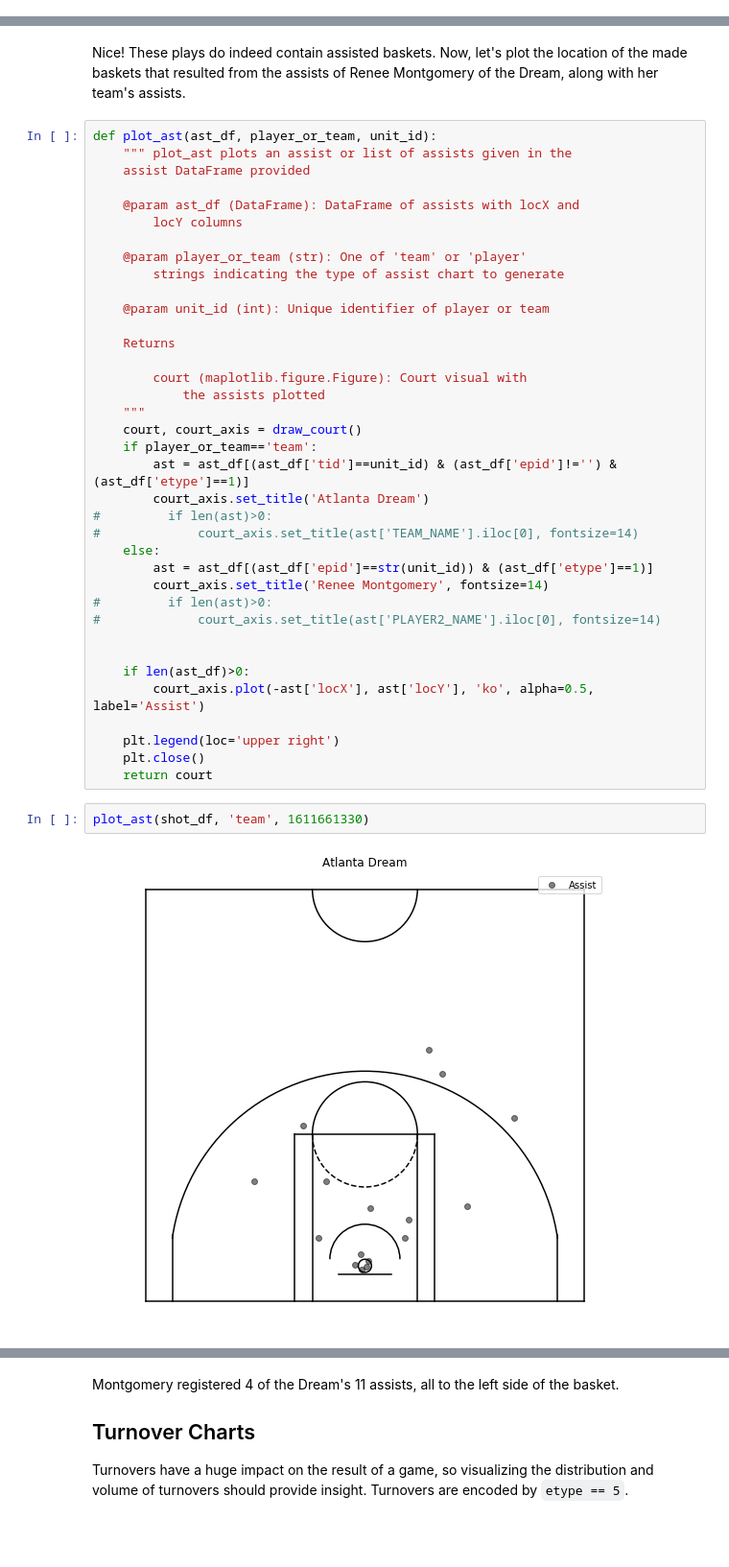
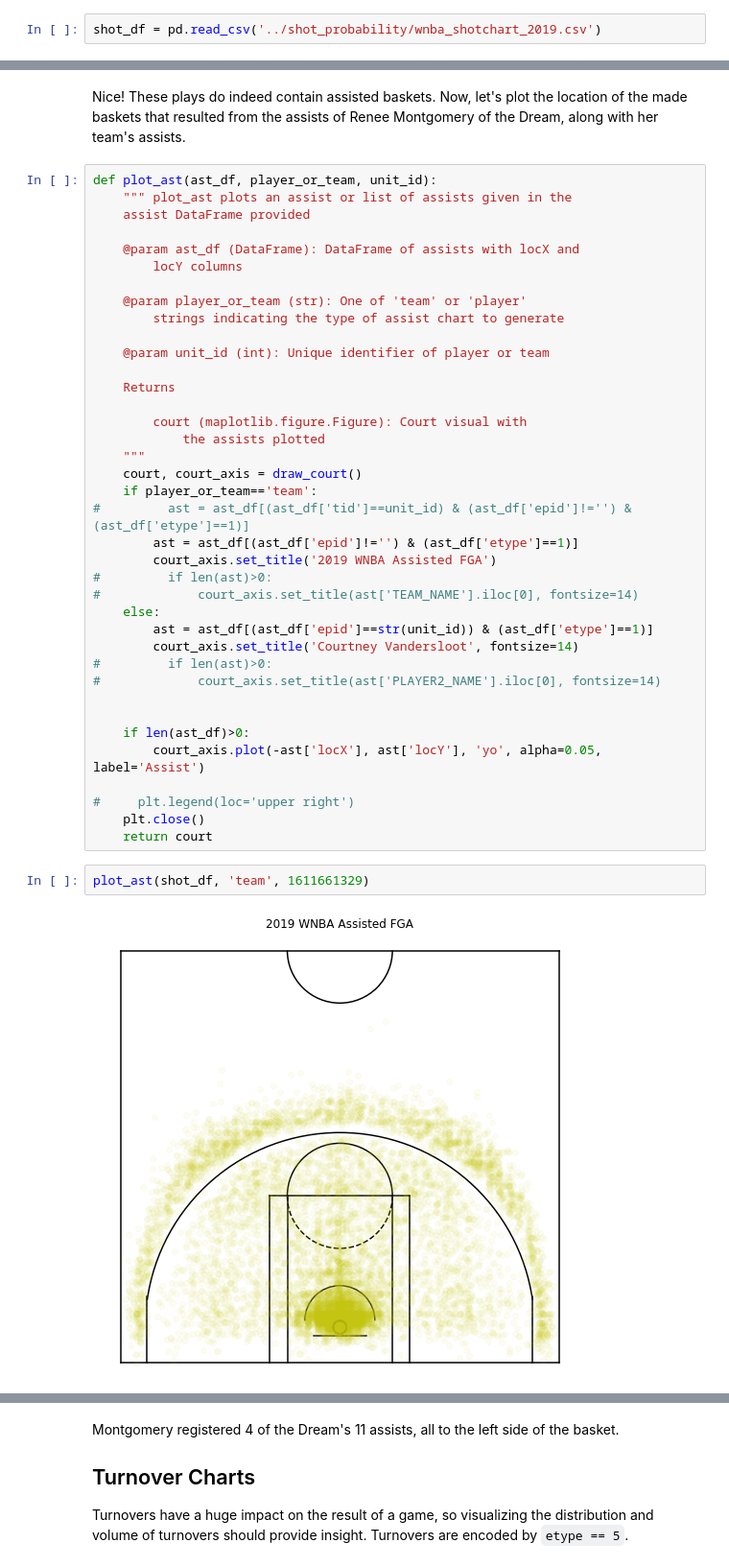
Before and after one commit to basketballrelativity/location_data, a Jupyter notebook: wnba_location_charts.ipynb, the cells around one changed output, grey strips where cells are left out. Shown: that part at 96% size. Drawn from its saved outputs; the diff is of its cells as text; blank space fills up the shorter version.

```diff
--- a/wnba_location_charts.ipynb
+++ b/wnba_location_charts.ipynb
@@ -60,0 +62,2 @@ shot_df.head(15)
+# %%
+shot_df = pd.read_csv('../shot_probability/wnba_shotchart_2019.csv')
@@ -223,25 +231,26 @@ def plot_ast(ast_df, player_or_team, unit_id):
     """
     court, court_axis = draw_court()
     if player_or_team=='team':
-        ast = ast_df[(ast_df['tid']==unit_id) & (ast_df['epid']!='') & (ast_df['etype']==1)]
-        court_axis.set_title('Atlanta Dream')
+#         ast = ast_df[(ast_df['tid']==unit_id) & (ast_df['epid']!='') & (ast_df['etype']==1)]
+        ast = ast_df[(ast_df['epid']!='') & (ast_df['etype']==1)]
+        court_axis.set_title('2019 WNBA Assisted FGA')
 #         if len(ast)>0:
 #             court_axis.set_title(ast['TEAM_NAME'].iloc[0], fontsize=14)
     else:
         ast = ast_df[(ast_df['epid']==str(unit_id)) & (ast_df['etype']==1)]
-        court_axis.set_title('Renee Montgomery', fontsize=14)
+        court_axis.set_title('Courtney Vandersloot', fontsize=14)
 #         if len(ast)>0:
 #             court_axis.set_title(ast['PLAYER2_NAME'].iloc[0], fontsize=14)
 
 
     if len(ast_df)>0:
-        court_axis.plot(-ast['locX'], ast['locY'], 'ko', alpha=0.5, label='Assist')
+        court_axis.plot(-ast['locX'], ast['locY'], 'yo', alpha=0.05, label='Assist')
 
-    plt.legend(loc='upper right')
+#     plt.legend(loc='upper right')
     plt.close()
     return court
 # %%
-plot_ast(shot_df, 'team', 1611661330)
+plot_ast(shot_df, 'team', 1611661329)
 # %% [output]
-[figure, old version]
+[figure, new version]
 # %%
```
Also changed, not shown: parts of 17 cells of this notebook, 1 other file.
